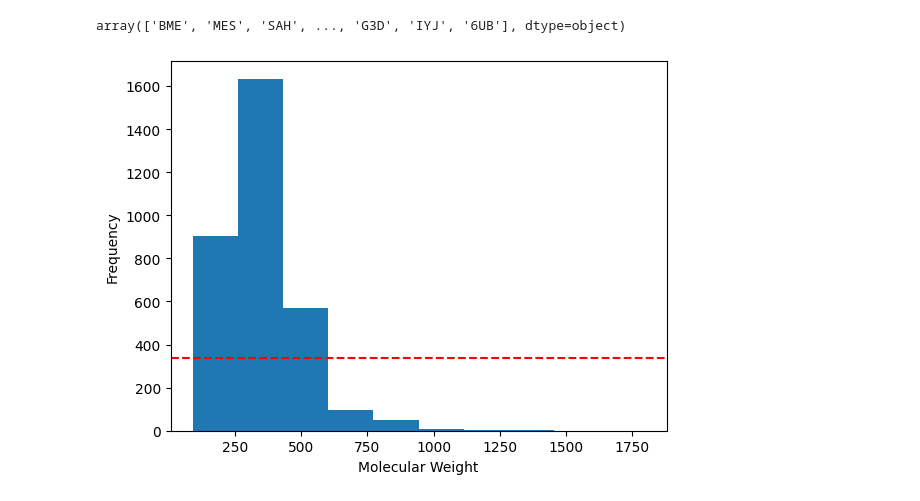
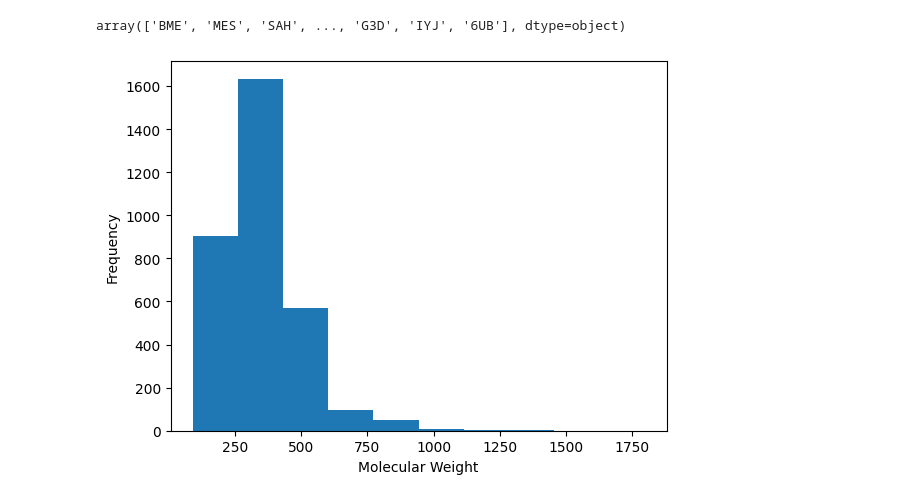
Before and after one commit to PDBeurope/pdbe-notebooks, a Jupyter notebook: pdbeccdutils_tutorials/spring_school_cadd/pdbeccdutils.ipynb, the cells around one changed output. Drawn from its saved outputs; the diff is of its cells as text; code cells hidden in the pictures.

Commit message:
removed median weight addeed by mistake

```diff
--- a/pdbeccdutils_tutorials/spring_school_cadd/pdbeccdutils.ipynb
+++ b/pdbeccdutils_tutorials/spring_school_cadd/pdbeccdutils.ipynb
@@ -631,11 +630,9 @@ for ccd in drug_like_with_heavy_atoms:
     if "exactmw" in ccd_components[ccd].component.physchem_properties:
         drug_like_weights.append(ccd_components[ccd].component.physchem_properties["exactmw"])
 # %%
-meidan_weight = np.median(drug_like_weights)
 plt.hist(drug_like_weights)
-plt.axhline(y=meidan_weight, color='r', linestyle='--')
 plt.xlabel("Molecular Weight")
 plt.ylabel("Frequency")
 plt.show()
 # %% [output]
-[figure, old version]
+[figure, new version]
```
Also changed, not shown: parts of 1 cell of this notebook.
